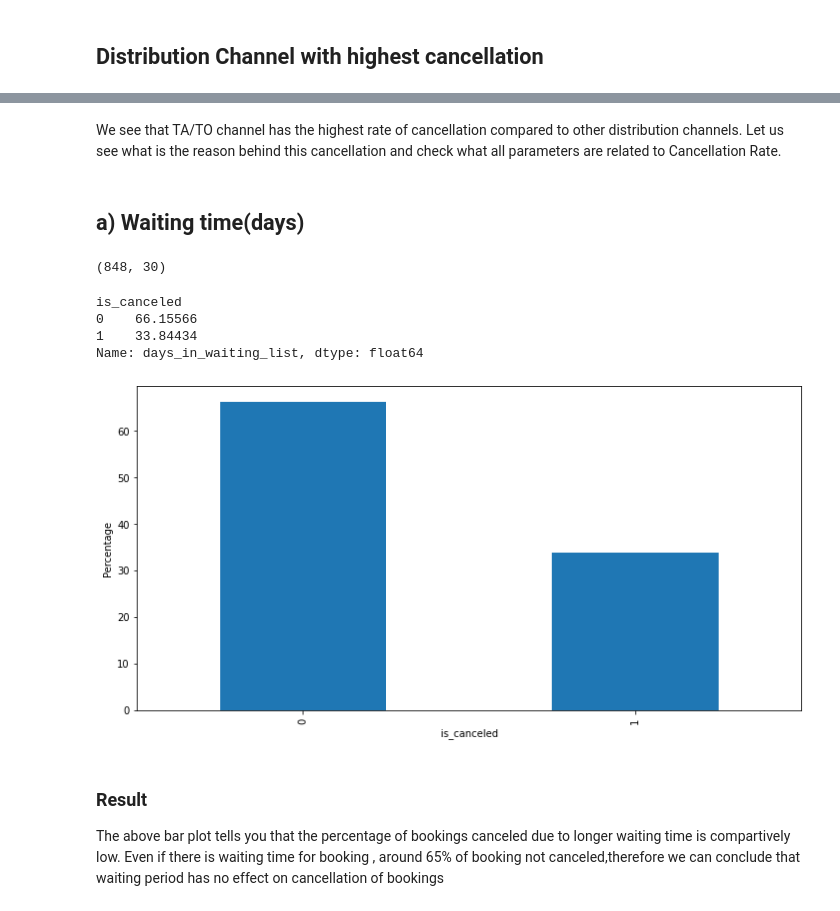
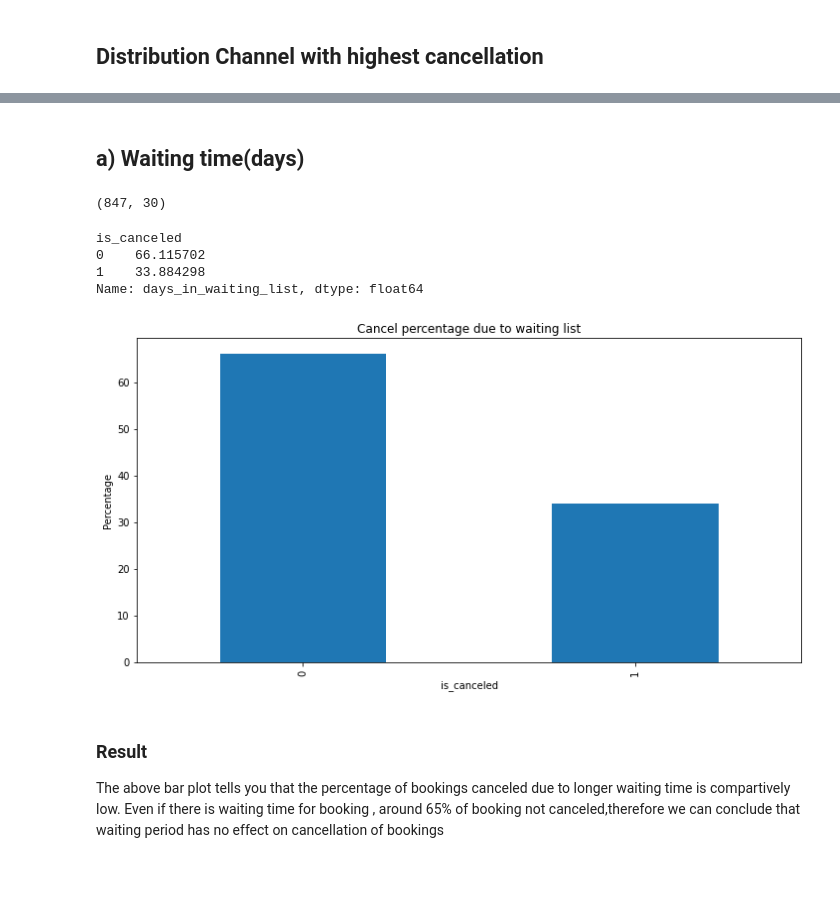
Before and after one commit to 7692TITO/EDA-Capstone-Project, a Jupyter notebook: Eda_Project_Hotel_Booking_Analysis_Capstone_Project.ipynb, the cells around one changed output, grey strips where cells are left out. Cells and saved outputs as stored; diff of their text form; code cells hidden in the pictures; blank space fills up the shorter version.

```diff
--- a/Eda_Project_Hotel_Booking_Analysis_Capstone_Project.ipynb
+++ b/Eda_Project_Hotel_Booking_Analysis_Capstone_Project.ipynb
@@ -257,0 +239,2 @@ sns.jointplot(x='hotel', y='days_in_waiting_list', data= df)
+# %%
+df.drop(df[df['required_car_parking_spaces']> 5].index,inplace=True)       #Removing outliers from the car parking space data
@@ -291,6 +268,3 @@ plt.show()
-# %% [markdown]
-We see that TA/TO channel has the highest rate of cancellation compared to other distribution channels.
-Let us see what is the reason behind this cancellation and check  what all parameters are related to Cancellation Rate.
 # %% [markdown]
 ## **a) Waiting time(days)**
 # %%
@@ -298,23 +272,24 @@ waiting_list= df[df['days_in_waiting_list'] !=0]  # Selecting bookings with non
 # %%
 waiting_list.shape
 # %% [output]
-(848, 30)
+(847, 30)
 # %%
 cancellation = (waiting_list.groupby('is_canceled')['days_in_waiting_list'].count()/ waiting_list['days_in_waiting_list'].size)*100
 cancellation
 # %% [output]
 is_canceled
-0    66.15566
-1    33.84434
+0    66.115702
+1    33.884298
 Name: days_in_waiting_list, dtype: float64
 # %%
 plt.rcParams['figure.figsize'] = (12,6)
 cancellation.plot(kind = 'bar')
+plt.title('Cancel percentage due to waiting list')
 plt.ylabel('Percentage')
 plt.xlabel('is_canceled')
 plt.show()
 # %% [output]
-[figure, old version]
+[figure, new version]
 # %% [markdown]
 ### **Result**
 The above bar plot tells you that the percentage of bookings canceled due to longer waiting time is compartively low. Even if there is waiting time for booking , around 65% of booking not canceled,therefore we can conclude that waiting period has no effect on cancellation of bookings
```
Also changed, not shown: parts of 48 cells of this notebook.
